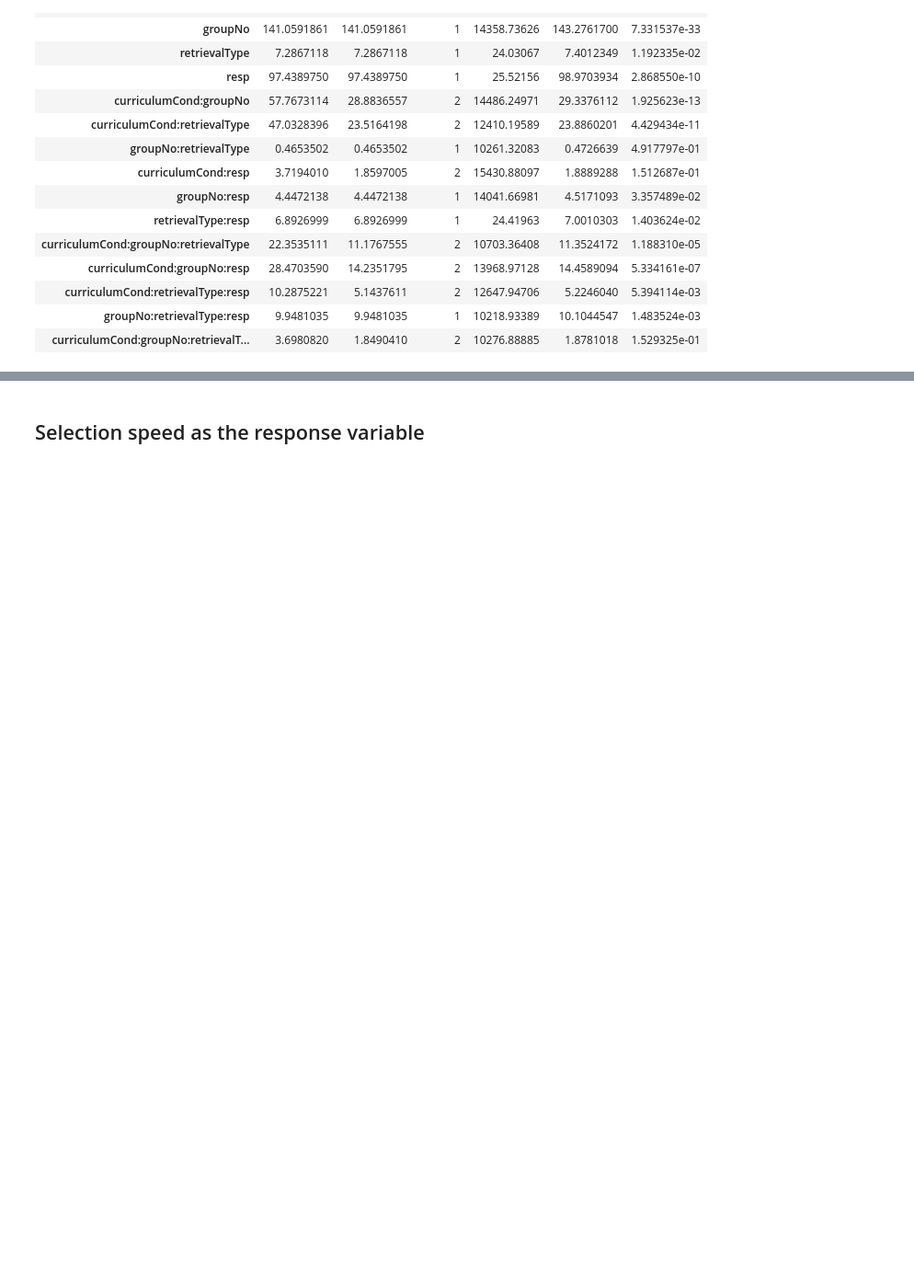
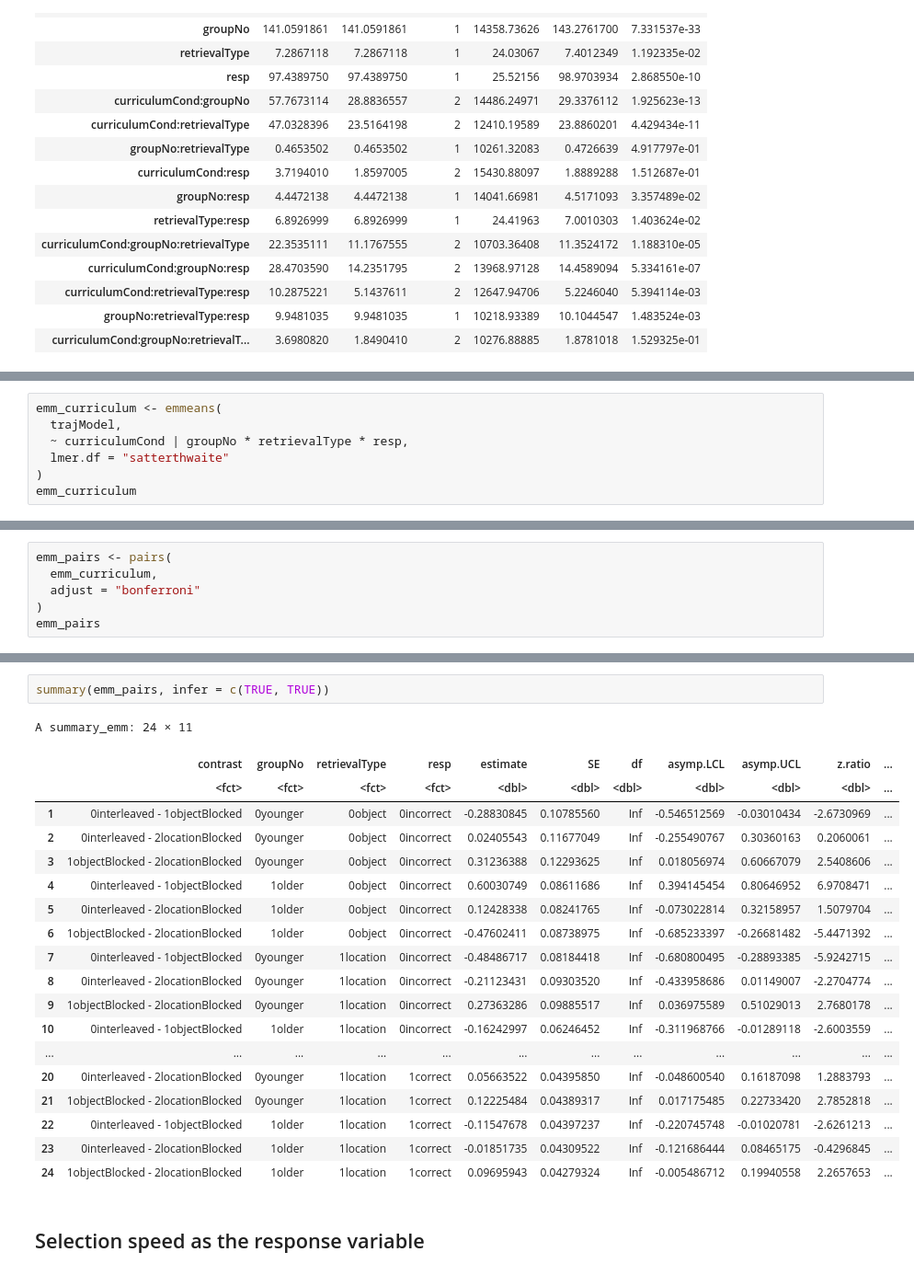
Before and after one commit to xiangjuan-ren1828/AgingStudy-Curriculum, a Jupyter notebook: Statistics/seqMem_curriculum_LMM.ipynb, the cells around one changed output, grey strips where cells are left out. Shown at 92% size. Drawn from its saved outputs; the diff is of its cells as text; blank space fills up the shorter version.

```diff
--- a/Statistics/seqMem_curriculum_LMM.ipynb
+++ b/Statistics/seqMem_curriculum_LMM.ipynb
@@ -1824,0 +1762,7 @@ Degrees-of-freedom method: asymptotic
+# %%
+emm_curriculum <- emmeans(
+  trajModel,
+  ~ curriculumCond | groupNo * retrievalType * resp,
+  lmer.df = "satterthwaite"
+)
+emm_curriculum
@@ -1824,0 +1791,6 @@ Degrees-of-freedom method: asymptotic
+# %%
+emm_pairs <- pairs(
+  emm_curriculum,
+  adjust = "bonferroni"
+)
+emm_pairs
@@ -1825,3 +1815,25 @@ Degrees-of-freedom method: asymptotic
+# %%
+summary(emm_pairs, infer = c(TRUE, TRUE))
+# %% [output]
+A summary_emm: 24 × 11
+|  | contrast | groupNo | retrievalType | resp | estimate | SE | df | asymp.LCL | asymp.UCL | z.ratio | ... |
+|  | <fct> | <fct> | <fct> | <fct> | <dbl> | <dbl> | <dbl> | <dbl> | <dbl> | <dbl> | ... |
+| 1 | 0interleaved - 1objectBlocked | 0younger | 0object | 0incorrect | -0.28830845 | 0.10785560 | Inf | -0.546512569 | -0.03010434 | -2.6730969 | ... |
+| 2 | 0interleaved - 2locationBlocked | 0younger | 0object | 0incorrect | 0.02405543 | 0.11677049 | Inf | -0.255490767 | 0.30360163 | 0.2060061 | ... |
+| 3 | 1objectBlocked - 2locationBlocked | 0younger | 0object | 0incorrect | 0.31236388 | 0.12293625 | Inf | 0.018056974 | 0.60667079 | 2.5408606 | ... |
+| 4 | 0interleaved - 1objectBlocked | 1older | 0object | 0incorrect | 0.60030749 | 0.08611686 | Inf | 0.394145454 | 0.80646952 | 6.9708471 | ... |
+| 5 | 0interleaved - 2locationBlocked | 1older | 0object | 0incorrect | 0.12428338 | 0.08241765 | Inf | -0.073022814 | 0.32158957 | 1.5079704 | ... |
+| 6 | 1objectBlocked - 2locationBlocked | 1older | 0object | 0incorrect | -0.47602411 | 0.08738975 | Inf | -0.685233397 | -0.26681482 | -5.4471392 | ... |
+| 7 | 0interleaved - 1objectBlocked | 0younger | 1location | 0incorrect | -0.48486717 | 0.08184418 | Inf | -0.680800495 | -0.28893385 | -5.9242715 | ... |
+| 8 | 0interleaved - 2locationBlocked | 0younger | 1location | 0incorrect | -0.21123431 | 0.09303520 | Inf | -0.433958686 | 0.01149007 | -2.2704774 | ... |
+| 9 | 1objectBlocked - 2locationBlocked | 0younger | 1location | 0incorrect | 0.27363286 | 0.09885517 | Inf | 0.036975589 | 0.51029013 | 2.7680178 | ... |
+| 10 | 0interleaved - 1objectBlocked | 1older | 1location | 0incorrect | -0.16242997 | 0.06246452 | Inf | -0.311968766 | -0.01289118 | -2.6003559 | ... |
+| ... | ... | ... | ... | ... | ... | ... | ... | ... | ... | ... | ... |
+| 20 | 0interleaved - 2locationBlocked | 0younger | 1location | 1correct | 0.05663522 | 0.04395850 | Inf | -0.048600540 | 0.16187098 | 1.2883793 | ... |
+| 21 | 1objectBlocked - 2locationBlocked | 0younger | 1location | 1correct | 0.12225484 | 0.04389317 | Inf | 0.017175485 | 0.22733420 | 2.7852818 | ... |
+| 22 | 0interleaved - 1objectBlocked | 1older | 1location | 1correct | -0.11547678 | 0.04397237 | Inf | -0.220745748 | -0.01020781 | -2.6261213 | ... |
+| 23 | 0interleaved - 2locationBlocked | 1older | 1location | 1correct | -0.01851735 | 0.04309522 | Inf | -0.121686444 | 0.08465175 | -0.4296845 | ... |
+| 24 | 1objectBlocked - 2locationBlocked | 1older | 1location | 1correct | 0.09695943 | 0.04279324 | Inf | -0.005486712 | 0.19940558 | 2.2657653 | ... |
 # %% [markdown]
 ## Selection speed as the response variable
 # %%
```
Also changed, not shown: parts of 17 cells of this notebook, 3 other files.
